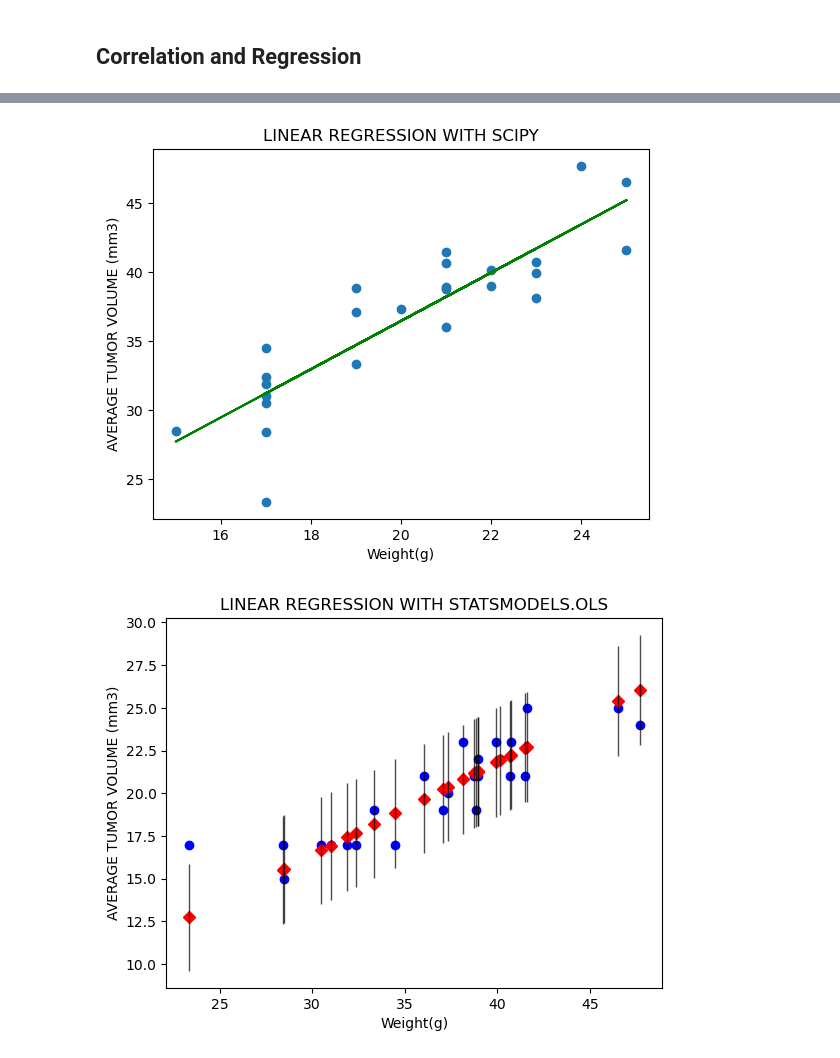
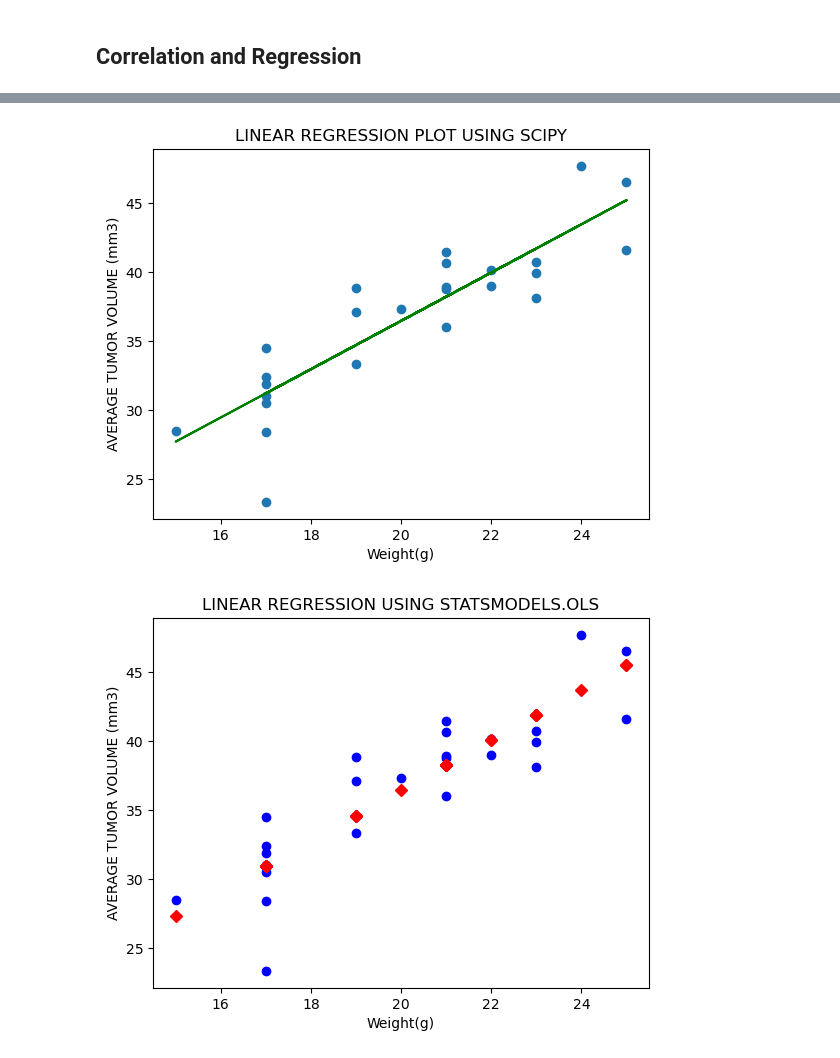
Before and after one commit to gusibis/challenge-5, a Jupyter notebook: pymaceuticals_starter.ipynb, the cells around one changed output, grey strips where cells are left out. Drawn from its saved outputs; the diff is of its cells as text; code cells hidden in the pictures.

```diff
--- a/pymaceuticals_starter.ipynb
+++ b/pymaceuticals_starter.ipynb
@@ -528,30 +501,26 @@ plt.show()
 # linear regression model for mouse weight and average tumor volume for the Capomulin regimen
 # scipy.stats.linregress(x,y)
 scipy_linear_model = st.stats.linregress(mean_df['Weight (g)'], mean_df['Tumor Volume (mm3)'])
-scipy_linear_model
-y_axiz = mean_df['Weight (g)'] * scipy_linear_model[0] + scipy_linear_model[1]  # used slope and intercept.
-# plt.figure(figsize=(10,6))
+# scipy_linear_model
+y_axiz = mean_df['Weight (g)'] * scipy_linear_model[0] + scipy_linear_model[1]  # used slope and intercept from scipy_linear_model
 plt.scatter(mean_df['Weight (g)'],mean_df['Tumor Volume (mm3)'])
 plt.plot(mean_df['Weight (g)'], y_axiz ,color="g")
 plt.xlabel('Weight(g)')
 plt.ylabel('AVERAGE TUMOR VOLUME (mm3)')
-plt.title('LINEAR REGRESSION WITH SCIPY')
+plt.title('LINEAR REGRESSION PLOT USING SCIPY')
 plt.show()
 # %% [output]
-[figure, old version]
+[figure, new version]
 # %%
 
 # linear regression model for mouse weight and average tumor volume for the Capomulin regimen
 # statsmodels.api.OLS(y, x)
-
-statsmodels_linear_model = sm.OLS(mean_df['Weight (g)'], mean_df['Tumor Volume (mm3)']).fit()
-# statsmodels_linear_model.summary()
-
+statsmodels_linear_model = sm.OLS(mean_df['Tumor Volume (mm3)'], mean_df['Weight (g)']).fit()
 fig, ax = plt.subplots()
-fig = sm.graphics.plot_fit(statsmodels_linear_model, 0, ax=ax)
+fig = sm.graphics.plot_fit(statsmodels_linear_model, 0, ax=ax, vlines=False)
 ax.set_ylabel('AVERAGE TUMOR VOLUME (mm3)')
 ax.set_xlabel('Weight(g)')
-ax.set_title('LINEAR REGRESSION WITH STATSMODELS.OLS')
+ax.set_title('LINEAR REGRESSION USING STATSMODELS.OLS')
 fig.get_axes()[0].get_legend().remove()
 # %% [output]
-[figure, old version]
+[figure, new version]
```
Also changed, not shown: parts of 17 cells of this notebook.
